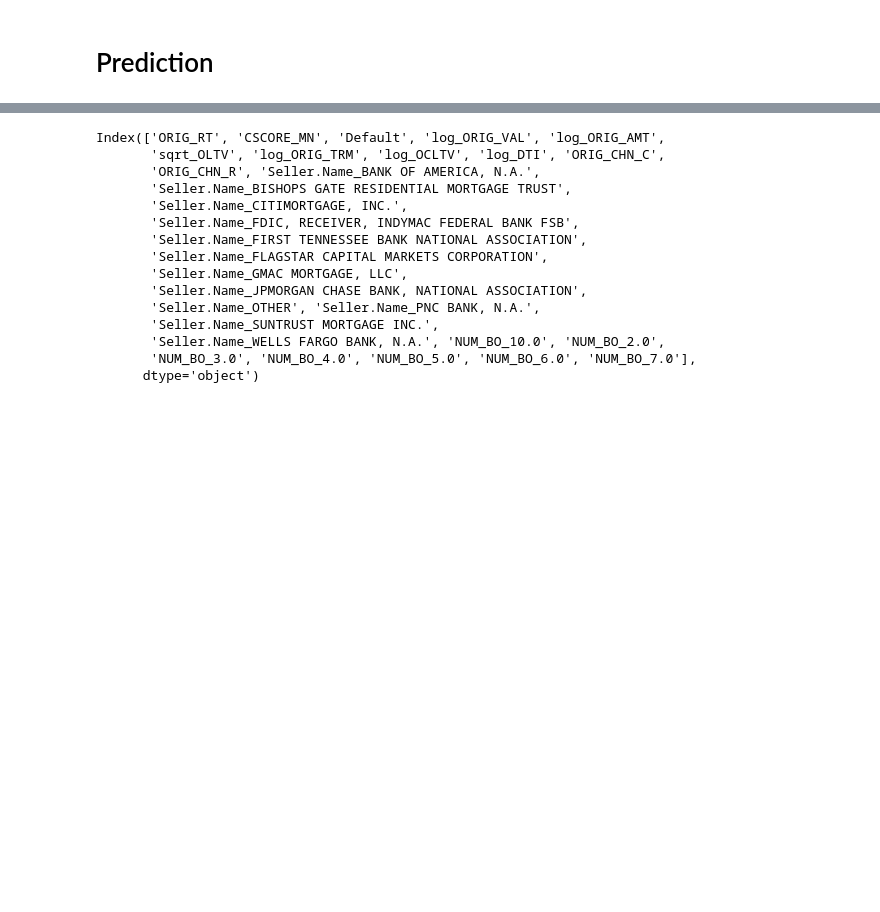
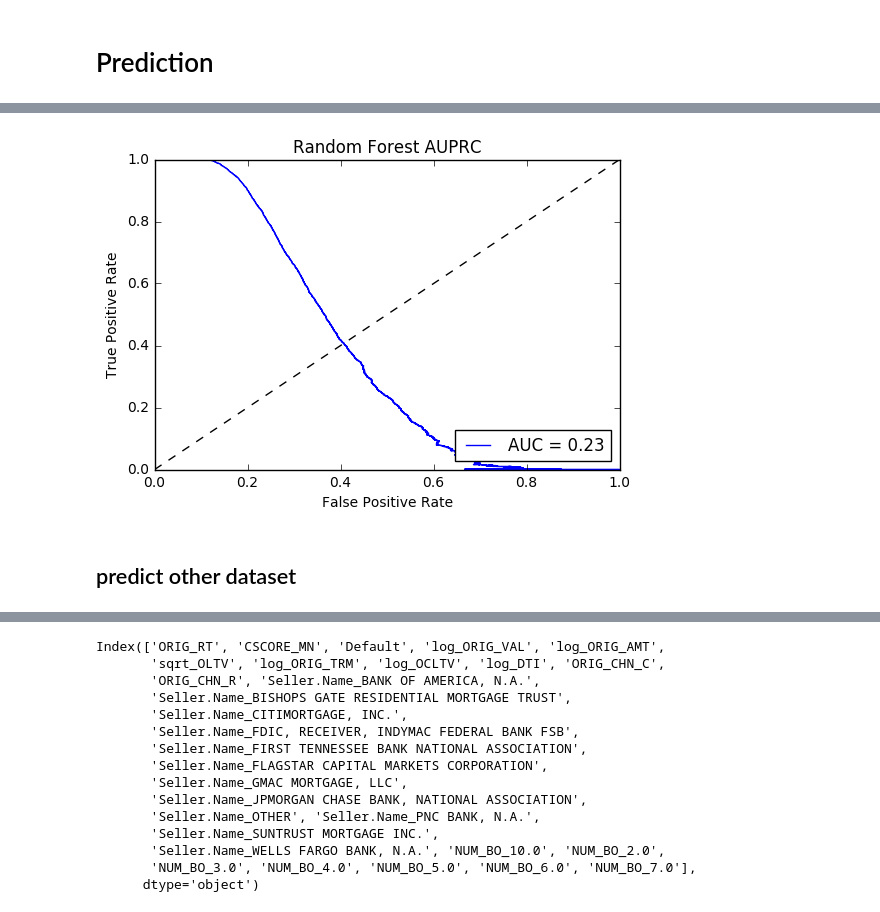
Before and after one commit to ferrarisf50/Fannie-Mae-single-family-mortgage-loan-data, a Jupyter notebook: Predict_default.ipynb, the cells around one changed output, grey strips where cells are left out. Saved outputs shown, nothing was run; the diff lists cells and outputs as text; code cells hidden in the pictures; blank space fills up the shorter version.

```diff
--- a/Predict_default.ipynb
+++ b/Predict_default.ipynb
@@ -270,0 +339,14 @@ Modeling AUPRC 0.22684
+# %%
+fpr, tpr, thresholds = precision_recall_curve(y_test, model.predict_proba(X_test)[:,1])
+roc_auc = average_precision_score(y_test, predict)
+
+plt.plot(fpr, tpr, lw=1, label='AUC = %0.2f'%(roc_auc))
+plt.plot([0, 1], [0, 1], '--k', lw=1)
+plt.xlabel('False Positive Rate')
+plt.ylabel('True Positive Rate')
+plt.title('Random Forest AUPRC')
+plt.legend(loc="lower right", frameon = True).get_frame().set_edgecolor('black')
+# %% [output]
+[figure, added]
+# %% [markdown]
+## predict other dataset
```
Also changed, not shown: parts of 34 cells of this notebook, 3 other files.
